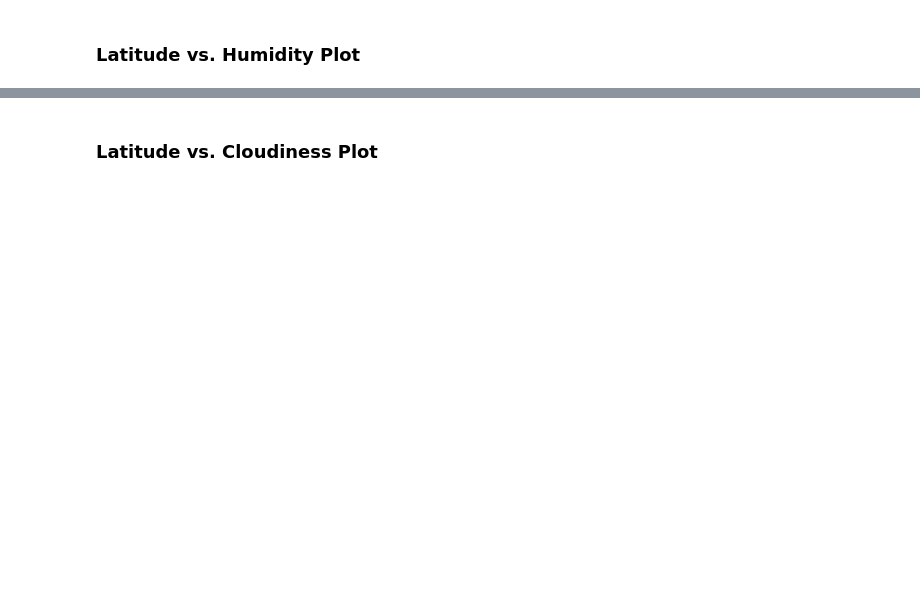
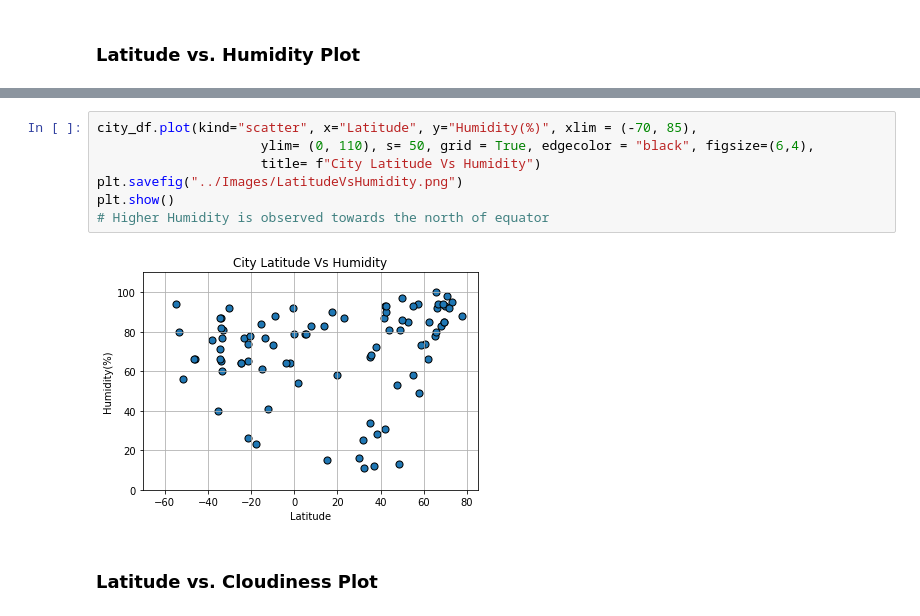
Before and after one commit to shreeniv/python-api-challenge, a Jupyter notebook: starter_code/WeatherPy.ipynb, the cells around one changed output, grey strips where cells are left out. Drawn from its saved outputs; the diff is of its cells as text; blank space fills up the shorter version.

```diff
--- a/starter_code/WeatherPy.ipynb
+++ b/starter_code/WeatherPy.ipynb
@@ -176,2 +189,11 @@ dtype: int64
+# %%
+city_df.plot(kind="scatter", x="Latitude", y="Humidity(%)", xlim = (-70, 85),
+                     ylim= (0, 110), s= 50, grid = True, edgecolor = "black", figsize=(6,4),
+                     title= f"City Latitude Vs Humidity")
+plt.savefig("../Images/LatitudeVsHumidity.png")
+plt.show()
+# Higher Humidity is observed towards the north of equator
+# %% [output]
+[figure, added]
 # %% [markdown]
 ### Latitude vs. Cloudiness Plot
```
Also changed, not shown: parts of 24 cells of this notebook, 6 other files.
